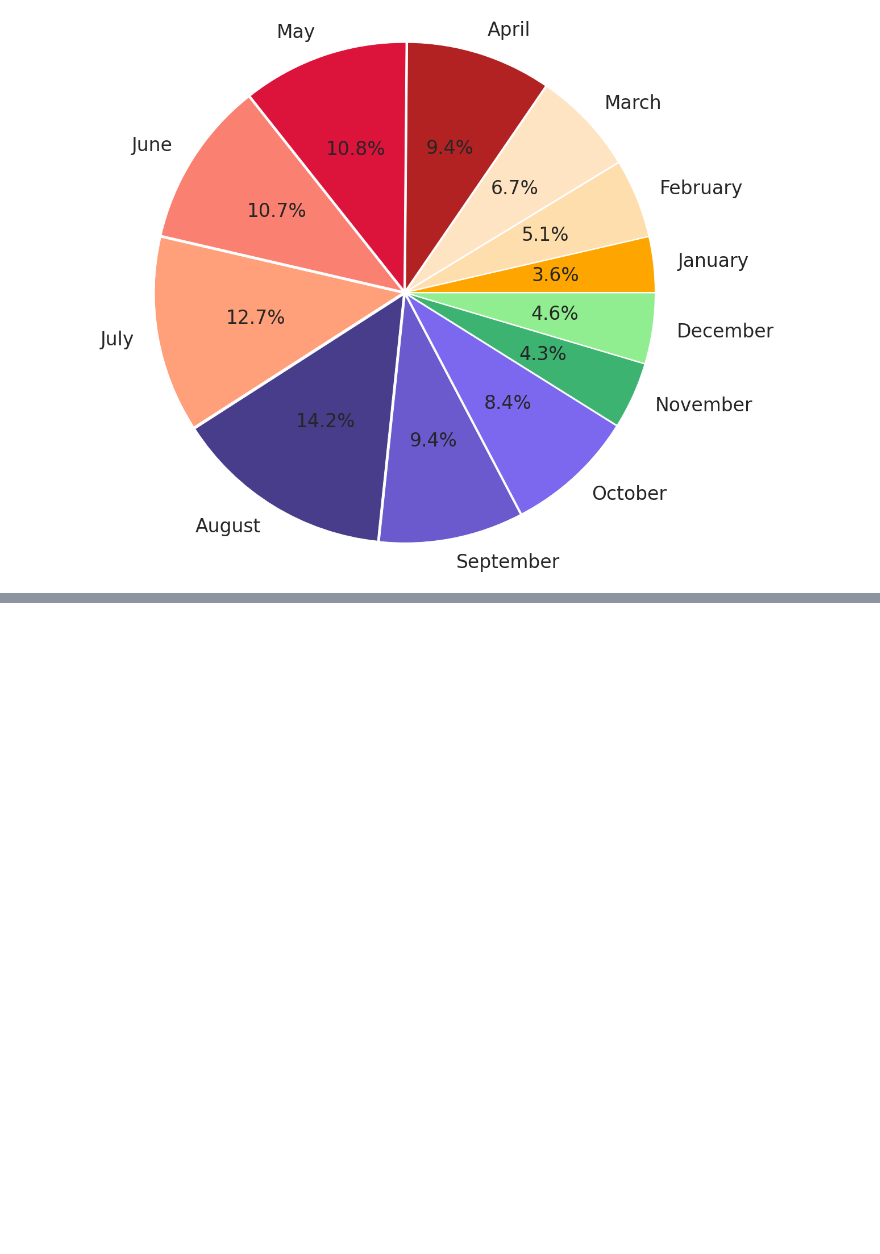
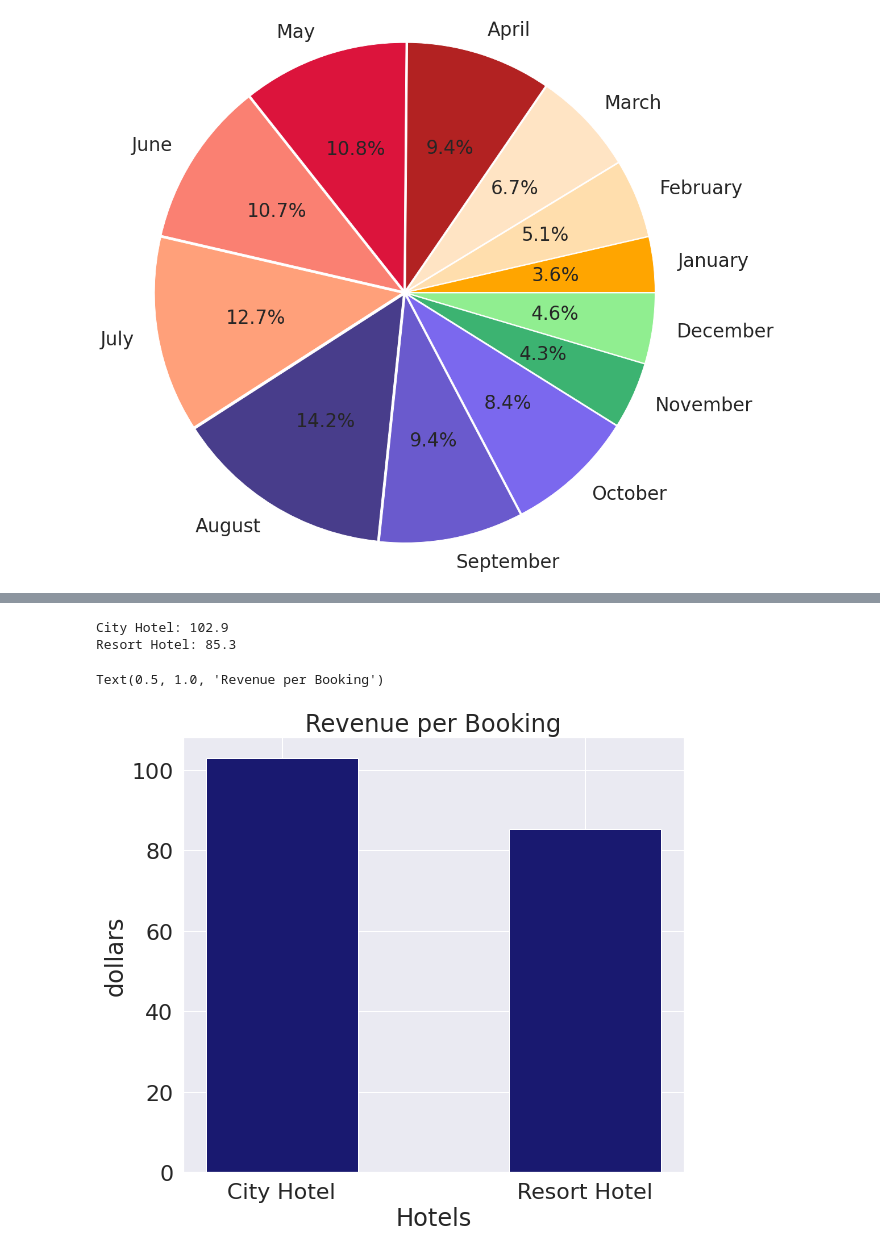
Before and after one commit to Sriharish19/EDA-Hotel-Booking-Capstone-Project-1, a Jupyter notebook: SH_Hotel_Booking_Capstone_Project.ipynb, the cells around one changed output, grey strips where cells are left out. Drawn from its saved outputs; the diff is of its cells as text; code cells hidden in the pictures; blank space fills up the shorter version.

```diff
--- a/SH_Hotel_Booking_Capstone_Project.ipynb
+++ b/SH_Hotel_Booking_Capstone_Project.ipynb
@@ -296,3 +326,33 @@ plt.show()
+# %%
+# Earnings of the hotels per booking
+
+City_hotel_booking, Resort_hotel_booking = df['hotel'].value_counts()
+# print('City hotel booking count:',City_hotel_booking)
+# print('Resort hotel booking count:',Resort_hotel_booking)
+
+City_hotel_adr = df.groupby('hotel').agg({'adr':'sum'}).reset_index().iloc[0,1]
+Resort_hotel_adr = df.groupby('hotel').agg({'adr':'sum'}).reset_index().iloc[1,1]
+# print('City hotel total adr:',City_hotel_adr)
+# print('Resort hotel total adr:',Resort_hotel_adr)
+
+City_hotel_adr_perbooking = round(City_hotel_adr/City_hotel_booking,1)
+Resort_hotel_adr_perbooking = round(Resort_hotel_adr/Resort_hotel_booking,1)
+print('City Hotel:',City_hotel_adr_perbooking)
+print('Resort Hotel:',Resort_hotel_adr_perbooking)
+# Plotting
+adr_x = ['City Hotel','Resort Hotel']
+adr_y = [City_hotel_adr_perbooking,Resort_hotel_adr_perbooking]
+plt.figure(figsize = (8,8))
+plt.bar(adr_x,adr_y,color = 'midnightblue',width = 0.5)
+plt.xlabel('Hotels')
+plt.ylabel('dollars')
+plt.title('Revenue per Booking')
+# From this we can see that City hotel is earning more than Resort hotel per booking
+# %% [output]
+City Hotel: 102.9
+Resort Hotel: 85.3
+Text(0.5, 1.0, 'Revenue per Booking')
+[figure, added]
 # %%
 # Importing  Plotly.express to plot a choropleth map
 import plotly.express as px
```
Also changed, not shown: parts of 3 cells of this notebook.
